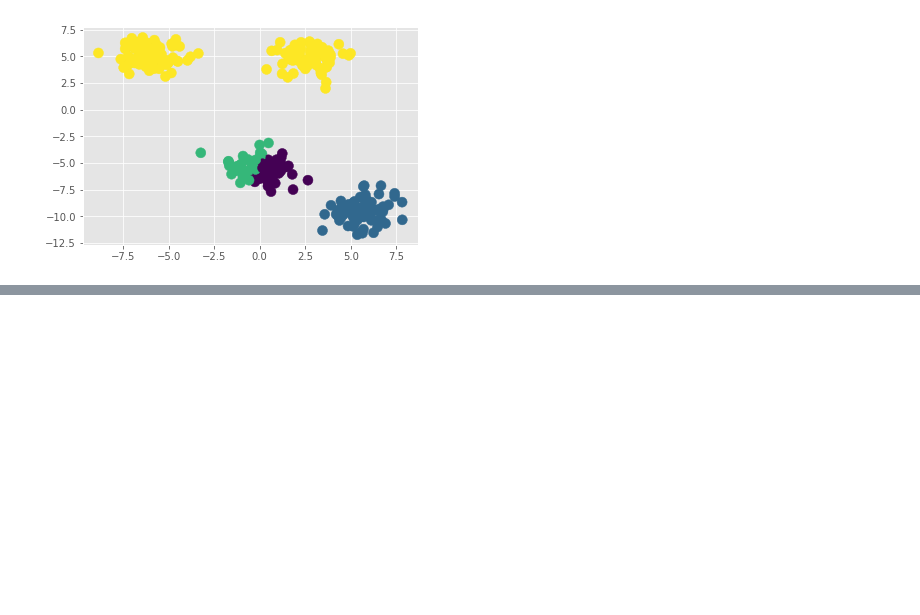
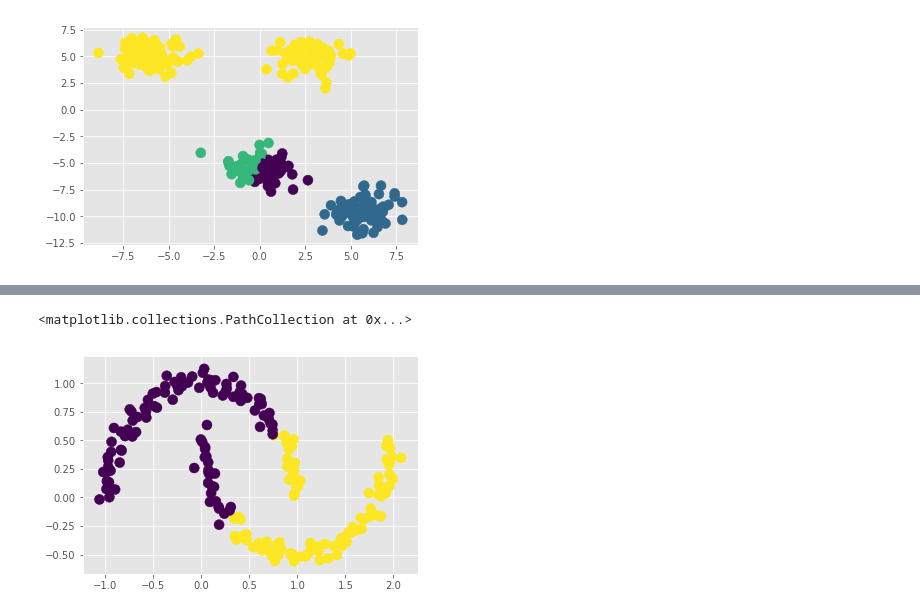
Before and after one commit to doomsheart/FaceClustering, a Jupyter notebook: doomsheart/MLforOpenCV/OpenCV-k-mean.ipynb, the cells around one changed output, grey strips where cells are left out. Cells and saved outputs as stored; diff of their text form; code cells hidden in the pictures; blank space fills up the shorter version.

```diff
--- a/doomsheart/MLforOpenCV/OpenCV-k-mean.ipynb
+++ b/doomsheart/MLforOpenCV/OpenCV-k-mean.ipynb
@@ -107,0 +133,14 @@ plt.scatter(X[:, 0], X[:, 1], c=labels, s=100, cmap='viridis');
+# %%
+from sklearn.datasets import make_moons
+X, y = make_moons(200, noise=.05, random_state=12)
+# %%
+criteria = (cv.TERM_CRITERIA_EPS +
+            cv.TERM_CRITERIA_MAX_ITER, 10, 1.0)
+flags = cv.KMEANS_RANDOM_CENTERS
+compactness, labels, centers = cv.kmeans(X.astype(np.float32),
+                                         2, None, criteria,
+                                         10, flags)
+plt.scatter(X[:, 0], X[:, 1], c=labels[:, 0], s=100, cmap='viridis')
+# %% [output]
+<matplotlib.collections.PathCollection at 0x...>
+[figure, added]
```
Also changed, not shown: parts of 7 cells of this notebook, 2 other files.
